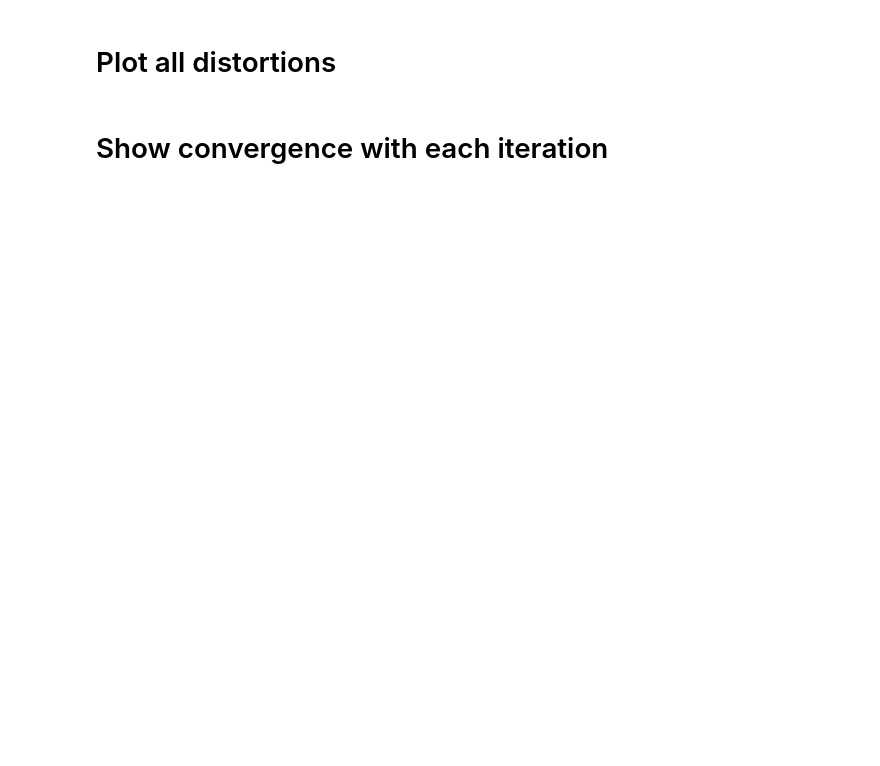
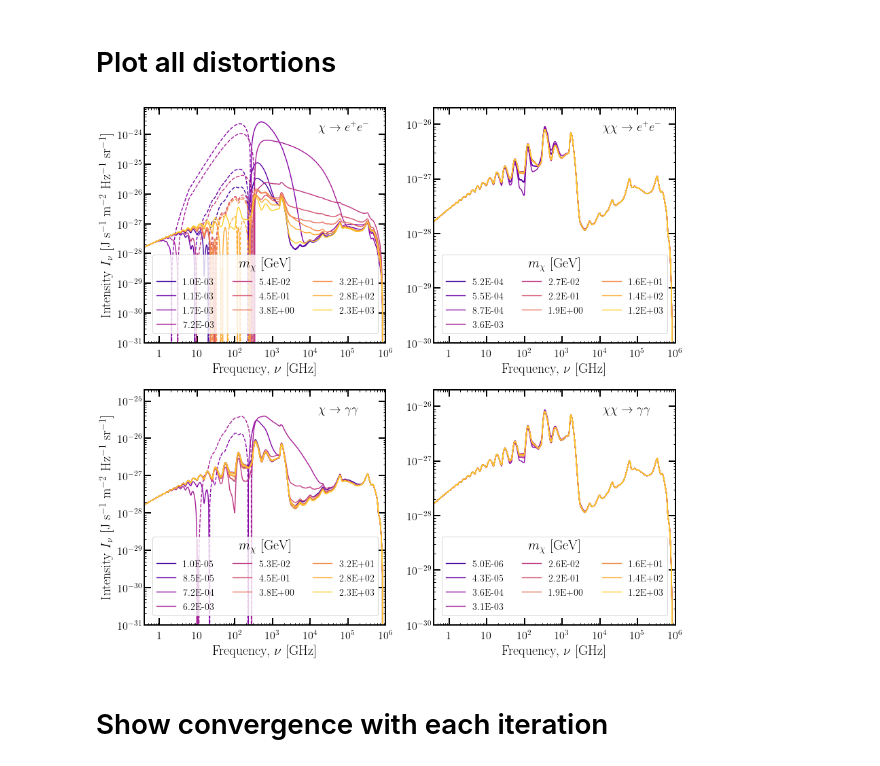
Before and after one commit to hongwanliu/DarkHistory, a Jupyter notebook: examples/DH_Upgrade/New_Results/full_distortion.ipynb, the cells around one changed output. Drawn from its saved outputs; the diff is of its cells as text; code cells hidden in the pictures; blank space fills up the shorter version.

Commit message:
Added notebook to make plot of LCDM distortions. Also modified full_distortions.ipynb to use Hongwan's data.

```diff
--- a/examples/DH_Upgrade/New_Results/full_distortion.ipynb
+++ b/examples/DH_Upgrade/New_Results/full_distortion.ipynb
@@ -101,7 +96,16 @@ log10eng[-1] = 12.601505994846297
 models = ['elec_decay', 'elec_swave', 'phot_decay', 'phot_swave']
 # %%
 if load_data == True:
-    data = pickle.load(open(output_dir+f'scans_nmax{nmax}.dat','rb'))
+    data_list = []
+    #dir_str = '/scratch/gpfs/hongwanl/DarkHistory/full_distortion/max_CMB_nmax_200_Puchwein/'
+    dir_str = '/Users/viviesque/Dropbox (MIT)/DarkHistory_V2/data/WQ_nmax_200_runs/'
+
+    directory = os.fsencode(dir_str)
+    skip = 4
+
+    for file in tqdm(sorted(os.listdir(directory))[::skip]):
+        filename = os.fsdecode(file)
+        data_list.append(pickle.load(open(dir_str+filename, 'rb')))
 else:
     # Scan over models and mass ranges
     data = {}
@@ -184,52 +173,61 @@ KeyboardInterrupt:
 # %% [markdown]
 # Plot all distortions
 # %%
-eng = data[0]['elec_decay'][0]['distortion'].eng
+eng = data_list[0]['data'][-1]['distortion'].eng
 hplanck = phys.hbar * 2 * np.pi
 convert = phys.nB * eng * hplanck * phys.c /(4*np.pi) * phys.ele * 1e4
 nu = eng/hplanck
 
-fig, axarr = plt.subplots(2,2, figsize=(14, 14))
-cmap = cm.plasma(np.linspace(0.,1.,len(data[0]['elec_decay'])))
+figs, axs = plt.subplots(2, 2, figsize=(14, 14))
+cmap = cm.plasma(np.linspace(0.1, 0.9, 40/skip))
 
 for i, pri in enumerate(['elec', 'phot']):
-    axarr[i][0].set_ylabel(r'Intensity, $I_{\nu}$ '+
-                           '[J s$^{-1}$ m$^{-2}$ Hz$^{-1}$ sr$^{-1}$]', fontsize=20)
+    axs[i][0].set_ylabel(
+        r'Intensity $I_{\nu}$ '
+        +'[J s$^{-1}$ m$^{-2}$ Hz$^{-1}$ sr$^{-1}$]',
+        fontsize=20
+    )
     for j, DM_process in enumerate(['decay', 'swave']):
-        axarr[i][j].loglog()
-        axarr[i][j].set_xlim([4e-1, 1e6])
-        if i==1:
-            axarr[i][j].set_xlabel(r'Frequency, $\nu$ [GHz]', fontsize=20)
+        axs[i][j].loglog()
+        axs[i][j].set_xlim([4e-1, 1e6])
+        axs[i][j].set_xlabel(r'Frequency, $\nu$ [GHz]', fontsize=20)
 
         if DM_process == 'swave':
             if pri == 'elec':
-                axarr[i][j].set_ylim([2e-32, 2e-26])
-                axarr[i][j].text(0.7, 0.9, r'$\chi\chi \rightarrow e^+ e^-$',
-                                 fontsize = 18, transform = axarr[i][j].transAxes)
+                axs[i][j].set_ylim([1e-30, 2e-26])
+                axs[i][j].text(0.7, 0.9, r'$\chi\chi \rightarrow e^+ e^-$',
+                                 fontsize = 18, transform = axs[i][j].transAxes)
             else:
-                axarr[i][j].set_ylim([2e-32, 1e-26])
-                axarr[i][j].text(0.7, 0.9, r'$\chi\chi \rightarrow \gamma\gamma$',
-                                 fontsize = 18, transform = axarr[i][j].transAxes)
+                axs[i][j].set_ylim([1e-30, 2e-26])
+                axs[i][j].text(0.7, 0.9, r'$\chi\chi \rightarrow \gamma\gamma$',
+                                 fontsize = 18, transform = axs[i][j].transAxes)
         else:
             if pri == 'elec':
-                axarr[i][j].set_ylim([2e-30, 8e-24])
-                axarr[i][j].text(0.72, 0.9, r'$\chi \rightarrow e^+ e^-$',
-                                 fontsize = 18, transform = axarr[i][j].transAxes)
+                axs[i][j].set_ylim([1e-31, 8e-24])
+                axs[i][j].text(0.72, 0.9, r'$\chi \rightarrow e^+ e^-$',
+                                 fontsize = 18, transform = axs[i][j].transAxes)
             else:
-                axarr[i][j].set_ylim([1e-30, 2e-25])
-                axarr[i][j].text(0.72, 0.9, r'$\chi \rightarrow \gamma\gamma$',
-                                 fontsize = 18, transform = axarr[i][j].transAxes)
+                axs[i][j].set_ylim([1e-31, 2e-25])
+                axs[i][j].text(0.72, 0.9, r'$\chi \rightarrow \gamma\gamma$',
+                                 fontsize = 18, transform = axs[i][j].transAxes)
+        k = 0
 
-        model = pri+'_'+DM_process
+        for data in data_list:
+            if data['DM_params']['pri'] == pri and data['DM_params']['DM_process'] == DM_process:
 
-        for k in range(len(data[0][model])):
-            axarr[i][j].plot(nu/1e9, convert * data[iter_max-1][model][k]['distortion'].dNdE,
-                            color=cmap[k], linestyle='solid', linewidth=1.4)
-            axarr[i][j].plot(nu/1e9, -convert * data[iter_max-1][model][k]['distortion'].dNdE,
-                            color=cmap[k], linestyle='--', linewidth=1.4)
-#         axarr[i][j].plot(BB_BF_jens[:,0], BB_BF_jens[:,1], color='k', linestyle='--',
-#                  linewidth=2.0, label='Chluba+Sunyaev', alpha=0.6)
+                axs[i][j].plot(
+                    nu/1e9, convert * data['data'][-1]['distortion'].dNdE,
+                    color=cmap[k], linestyle='solid', linewidth=1.4, label=f"{data['DM_params']['mDM']/1e9:.1E}"
+                )
+                axs[i][j].plot(
+                    nu/1e9, -convert * data['data'][-1]['distortion'].dNdE,
+                    color=cmap[k], linestyle='--', linewidth=1.4,
+                )
+                k += 1
+
+        axs[i][j].legend(title=r'$m_\chi$ [GeV]', loc='lower center', fontsize=14, ncol=3)
 plt.savefig(fig_dir+'distortion_grid.pdf')
-plt.show()
+# %% [output]
+[figure, added]
 # %% [markdown]
 # Show convergence with each iteration
```
Also changed, not shown: parts of 7 cells of this notebook, 1 other file.
